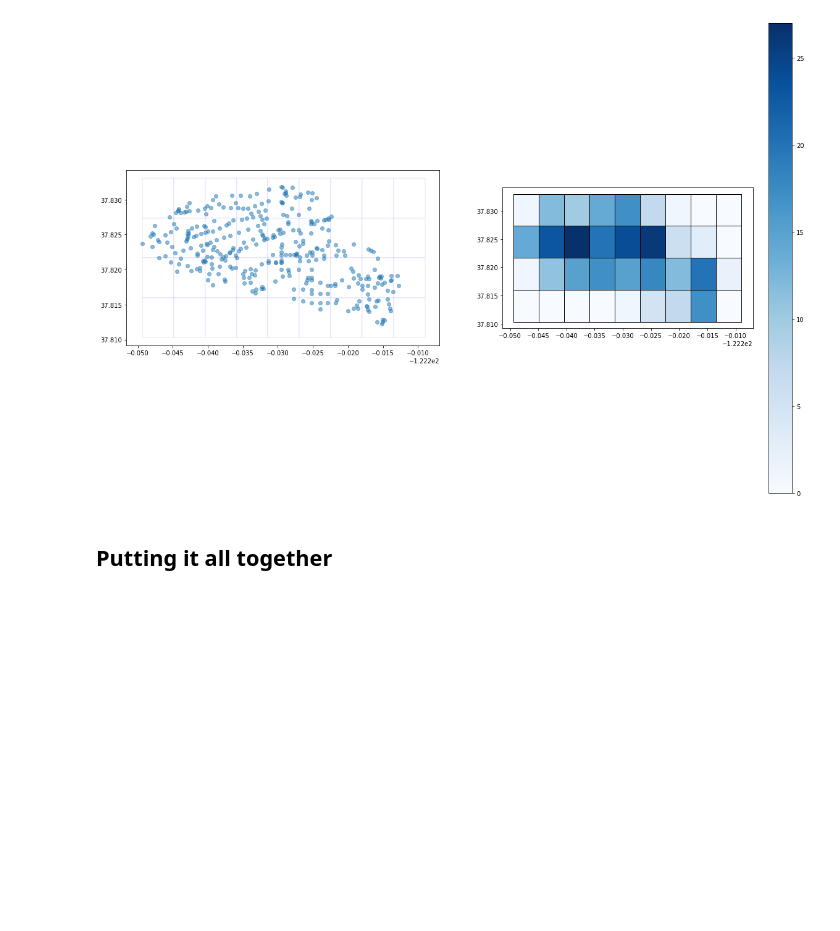
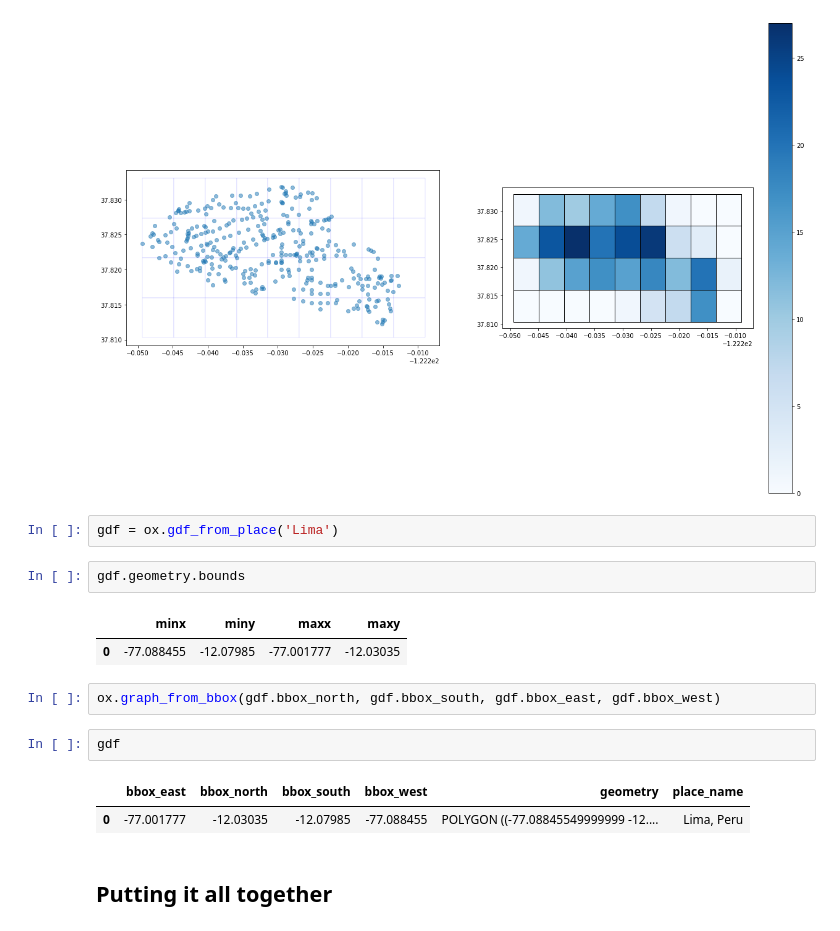
Before and after one commit to gauravcusp/WB_CityResilienceProgram, a Jupyter notebook: Road_Density.ipynb, the cells around one changed output. Drawn from its saved outputs; the diff is of its cells as text; blank space fills up the shorter version.

```diff
--- a/Road_Density.ipynb
+++ b/Road_Density.ipynb
@@ -101,5 +102,19 @@ grid.plot(ax=ax2, column='node_count', cmap='Blues', edgecolor='k', legend=True)
 # %% [output]
 <matplotlib.axes._subplots.AxesSubplot at 0x...>
 [figure]
+# %%
+gdf = ox.gdf_from_place('Lima')
+# %%
+gdf.geometry.bounds
+# %% [output]
+|  | minx | miny | maxx | maxy |
+| 0 | -77.088455 | -12.07985 | -77.001777 | -12.03035 |
+# %%
+ox.graph_from_bbox(gdf.bbox_north, gdf.bbox_south, gdf.bbox_east, gdf.bbox_west)
+# %%
+gdf
+# %% [output]
+|  | bbox_east | bbox_north | bbox_south | bbox_west | geometry | place_name |
+| 0 | -77.001777 | -12.03035 | -12.07985 | -77.088455 | POLYGON ((-77.08845549999999 -12.... | Lima, Peru |
 # %% [markdown]
 ## Putting it all together
```
Also changed, not shown: parts of 20 cells of this notebook.
